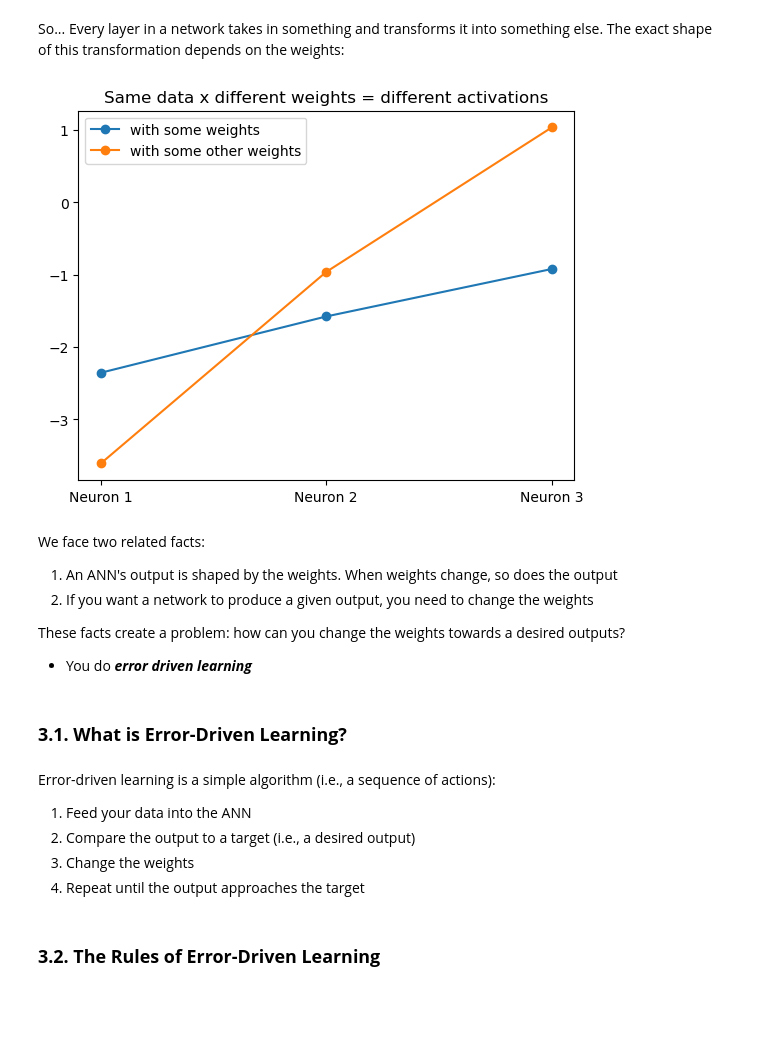
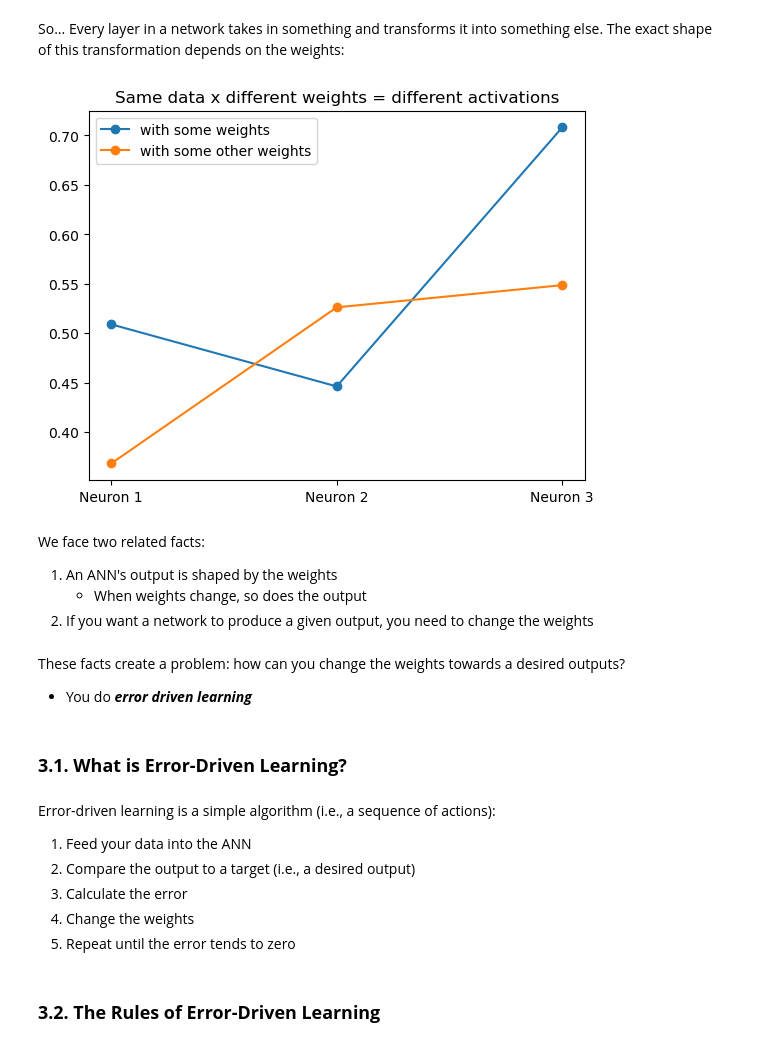
Before and after one commit to coneco-lab/open-lab-toolkit, a Jupyter notebook: convnets-tutorial.ipynb, the cells around one changed output. Drawn from its saved outputs; the diff is of its cells as text; code cells hidden in the pictures; blank space fills up the shorter version.

```diff
--- a/convnets-tutorial.ipynb
+++ b/convnets-tutorial.ipynb
@@ -526,34 +589,37 @@ So... Every layer in a network takes in something and transforms it into somethi
 # %%
 some_weights = np.random.randn(NUMBER_OF_NEURONS,NUMBER_OF_INPUTS)
 some_other_weights = np.random.randn(NUMBER_OF_NEURONS,NUMBER_OF_INPUTS)
 
 activation_with_some_weights = network_layer(inputs=input_vector,
                                              weights=some_weights,
-                                             bias=0)
+                                             bias=0,
+                                             activation_function=sigmoid)
 activation_with_some_other_weights = network_layer(inputs=input_vector,
                                                    weights=some_other_weights,
-                                                   bias=0)
+                                                   bias=0,
+                                                   activation_function=sigmoid)
 
 plt.plot(activation_with_some_weights.T,
          marker="o",
          label="with some weights");
 plt.plot(activation_with_some_other_weights.T,
          marker="o",
          label="with some other weights");
 plt.title("Same data x different weights = different activations");
 plt.xticks(ticks=[0,1,2],
            labels=["Neuron 1", "Neuron 2", "Neuron 3"]);
 plt.legend();
 # %% [output]
-[figure, old version]
+[figure, new version]
 # %% [markdown]
 We face two related facts:
 
-1. An ANN's output is shaped by the weights. When weights change, so does the output
+1. An ANN's output is shaped by the weights
+    - When weights change, so does the output
 2. If you want a network to produce a given output, you need to change the weights
-
-These facts create a problem: how can you change the weights towards a desired outputs?
-- You do _**error driven learning**_
+# %% [markdown]
+These facts create a problem: how can you change the weights towards a desired outputs?
+- You do _**error driven learning**_
 # %% [markdown]
 ### **3.1. What is Error-Driven Learning?** <a class="anchor" id="31-what-is-error-driven-learning"></a>
 # %% [markdown]
@@ -561,8 +627,9 @@ Error-driven learning is a simple algorithm (i.e., a sequence of actions):
 
 1. Feed your data into the ANN
 2. Compare the output to a target (i.e., a desired output)
+3. Calculate the error
 3. Change the weights
-4. Repeat until the output approaches the target
+4. Repeat until the error tends to zero
 # %% [markdown]
 ### **3.2. The Rules of Error-Driven Learning** <a class="anchor" id="32-the-rules-of-error-driven-learning"></a>
 # %% [markdown]
```
Also changed, not shown: parts of 44 cells of this notebook.
